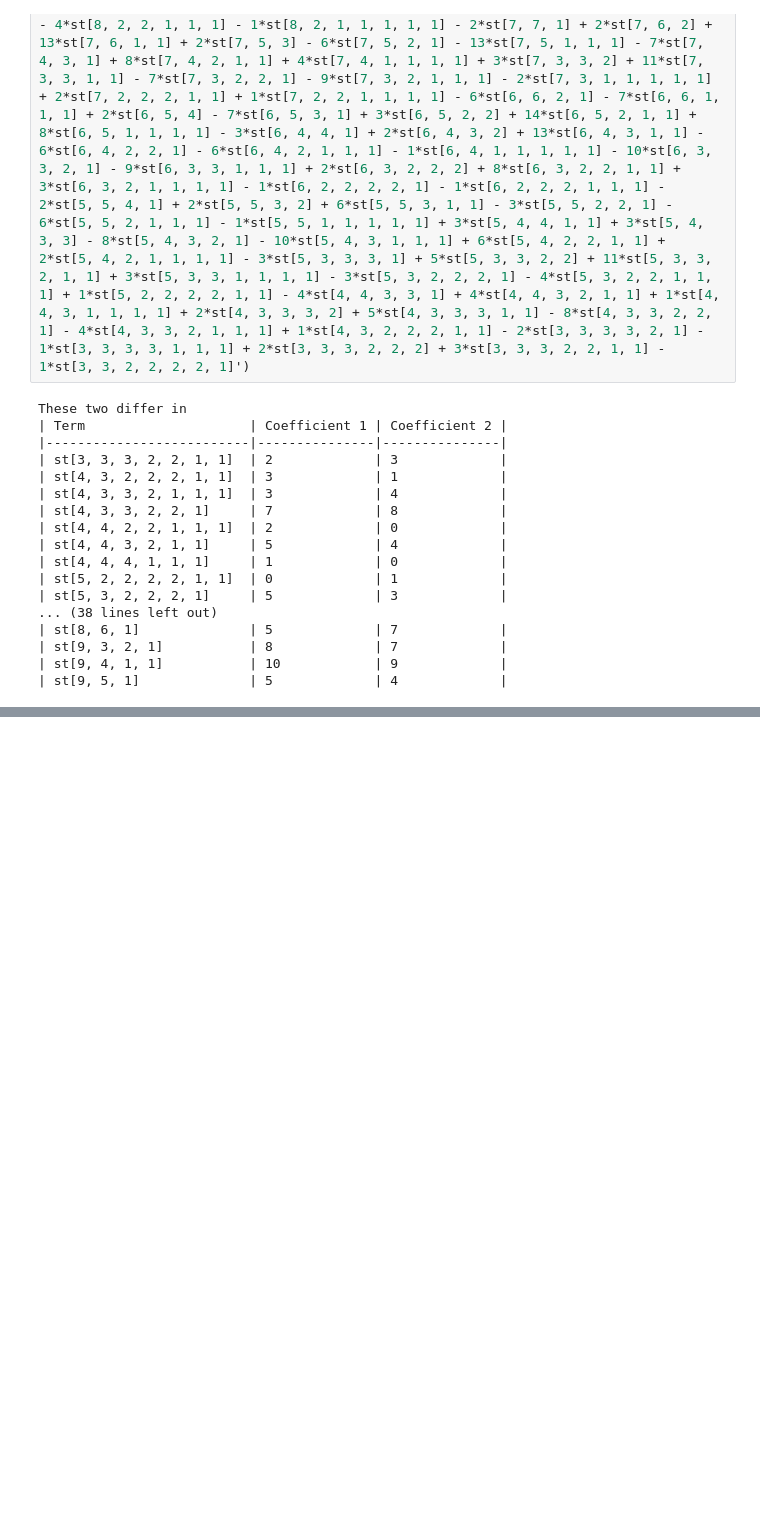
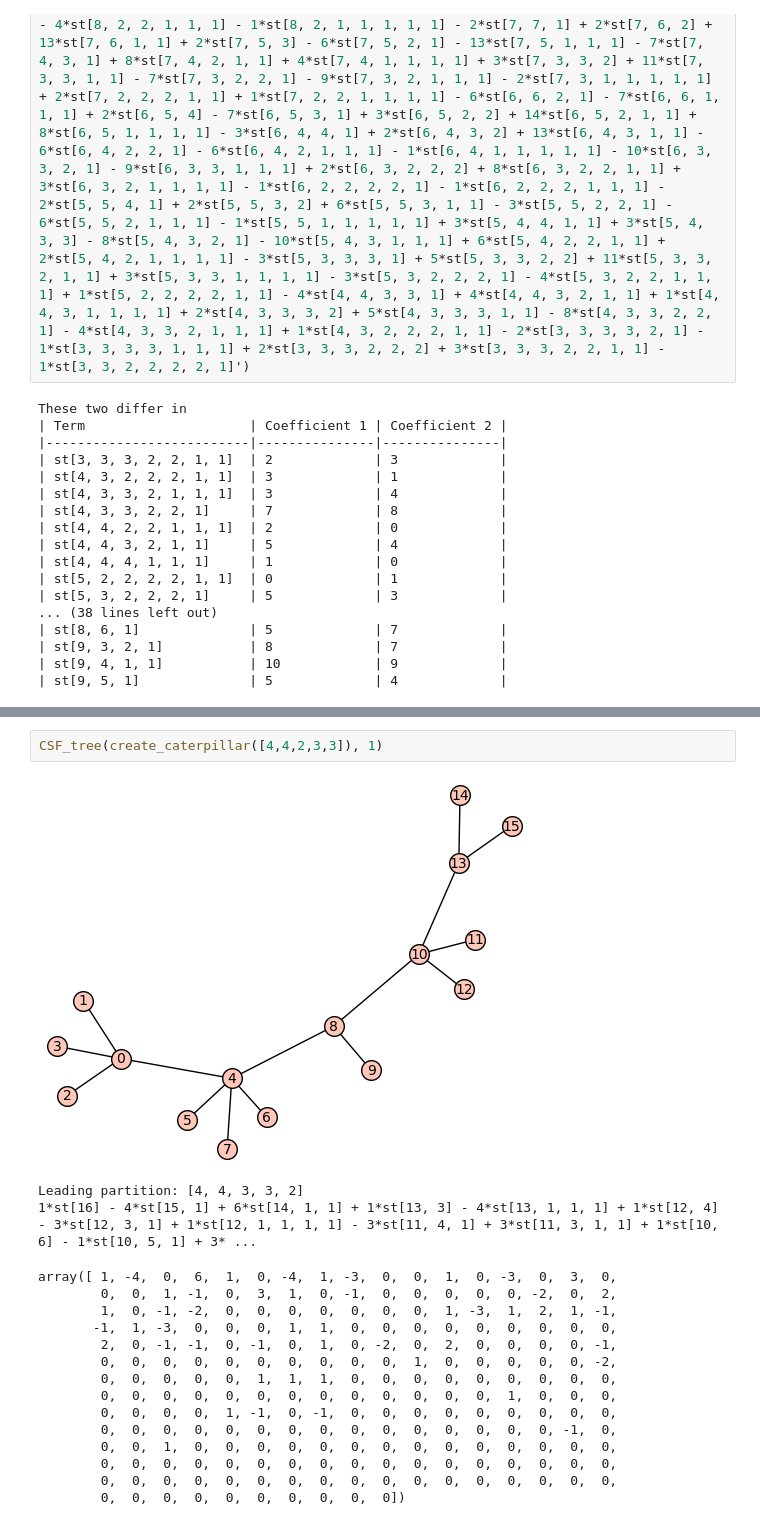
Before and after one commit to mariotomba/CSF-DNC, a Jupyter notebook: notebooks/CaterpillarsExperiments.ipynb, the cells around one changed output, grey strips where cells are left out. Drawn from its saved outputs; the diff is of its cells as text; blank space fills up the shorter version.

```diff
--- a/notebooks/CaterpillarsExperiments.ipynb
+++ b/notebooks/CaterpillarsExperiments.ipynb
@@ -271,0 +272,20 @@ for key in flipped.keys():
+# %%
+CSF_tree(create_caterpillar([4,4,2,3,3]), 1)
+# %% [output]
+[figure, added]
+Leading partition: [4, 4, 3, 3, 2]
+1*st[16] - 4*st[15, 1] + 6*st[14, 1, 1] + 1*st[13, 3] - 4*st[13, 1, 1, 1] + 1*st[12, 4] - 3*st[12, 3, 1] + 1*st[12, 1, 1, 1, 1] - 3*st[11, 4, 1] + 3*st[11, 3, 1, 1] + 1*st[10, 6] - 1*st[10, 5, 1] + 3* ...
+array([ 1, -4,  0,  6,  1,  0, -4,  1, -3,  0,  0,  1,  0, -3,  0,  3,  0,
+        0,  0,  1, -1,  0,  3,  1,  0, -1,  0,  0,  0,  0,  0, -2,  0,  2,
+        1,  0, -1, -2,  0,  0,  0,  0,  0,  0,  0,  1, -3,  1,  2,  1, -1,
+       -1,  1, -3,  0,  0,  0,  1,  1,  0,  0,  0,  0,  0,  0,  0,  0,  0,
+        2,  0, -1, -1,  0, -1,  0,  1,  0, -2,  0,  2,  0,  0,  0,  0, -1,
+        0,  0,  0,  0,  0,  0,  0,  0,  0,  0,  1,  0,  0,  0,  0,  0, -2,
+        0,  0,  0,  0,  0,  1,  1,  1,  0,  0,  0,  0,  0,  0,  0,  0,  0,
+        0,  0,  0,  0,  0,  0,  0,  0,  0,  0,  0,  0,  0,  1,  0,  0,  0,
+        0,  0,  0,  0,  1, -1,  0, -1,  0,  0,  0,  0,  0,  0,  0,  0,  0,
+        0,  0,  0,  0,  0,  0,  0,  0,  0,  0,  0,  0,  0,  0,  0, -1,  0,
+        0,  0,  1,  0,  0,  0,  0,  0,  0,  0,  0,  0,  0,  0,  0,  0,  0,
+        0,  0,  0,  0,  0,  0,  0,  0,  0,  0,  0,  0,  0,  0,  0,  0,  0,
+        0,  0,  0,  0,  0,  0,  0,  0,  0,  0,  0,  0,  0,  0,  0,  0,  0,
+        0,  0,  0,  0,  0,  0,  0,  0,  0,  0])
```
Also changed, not shown: parts of 8 cells of this notebook, 1 other file.
